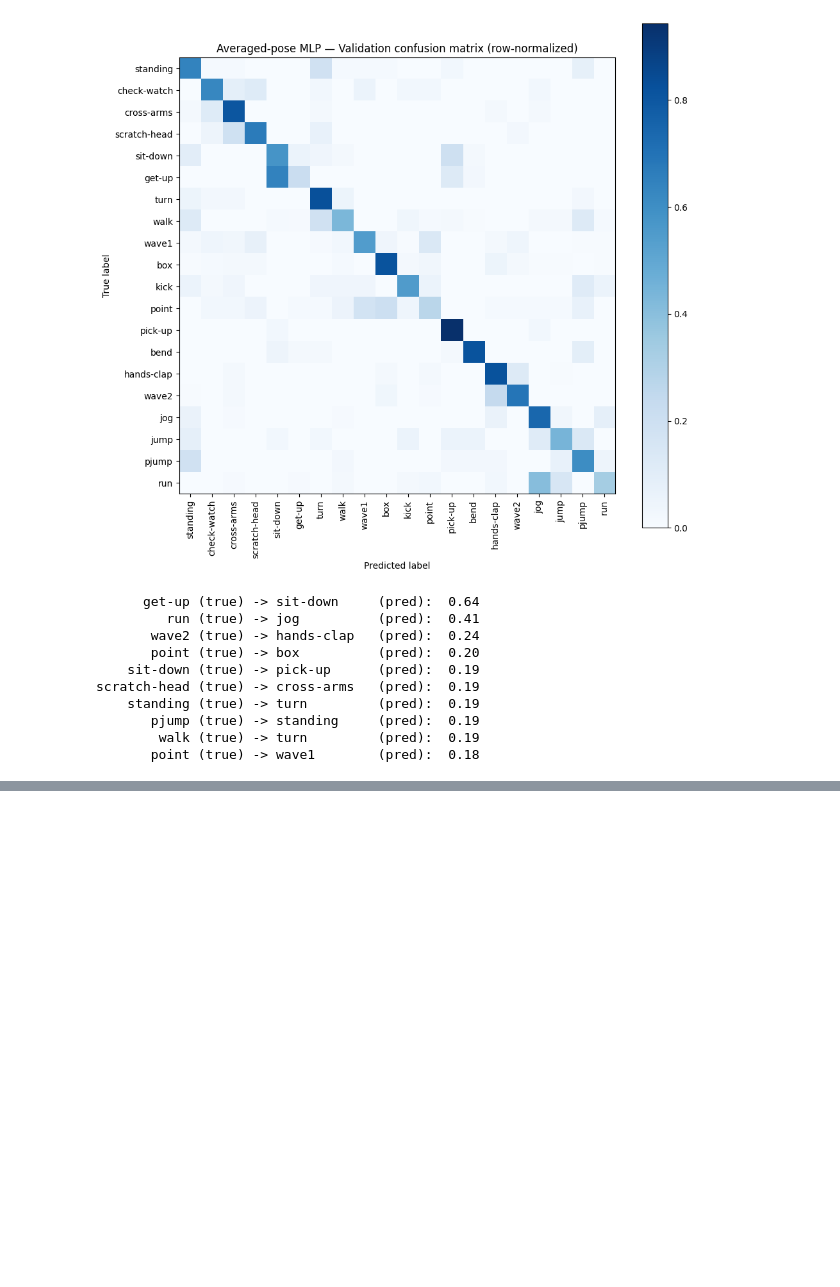
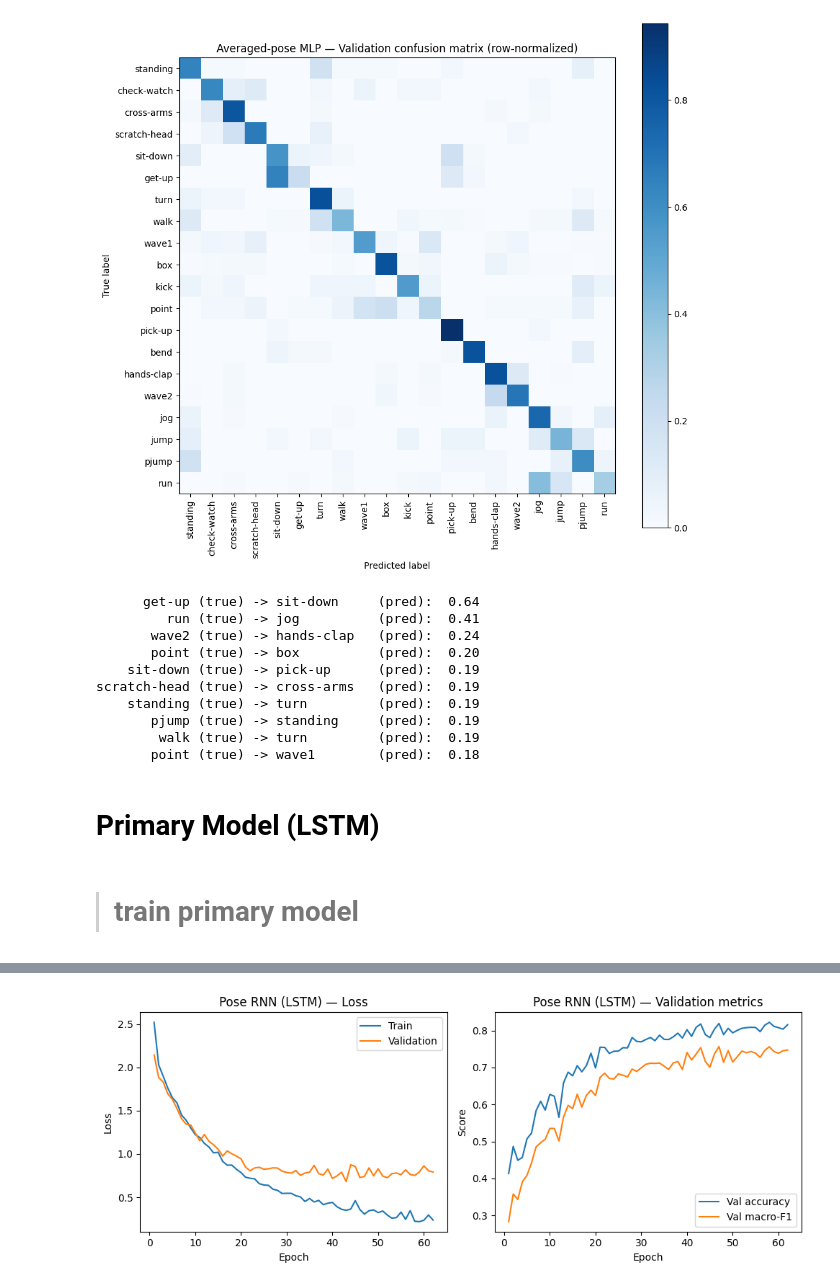
Before and after one commit to po8onthetrack/Deep-Learning-Project, a Jupyter notebook: project.ipynb, the cells around one changed output, grey strips where cells are left out. Drawn from its saved outputs; the diff is of its cells as text; code cells hidden in the pictures; blank space fills up the shorter version.

Commit message:
primaty model baseline training

```diff
--- a/project.ipynb
+++ b/project.ipynb
@@ -388,3 +388,30 @@ scratch-head (true) -> cross-arms   (pred):  0.19
        pjump (true) -> standing     (pred):  0.19
         walk (true) -> turn         (pred):  0.19
        point (true) -> wave1        (pred):  0.18
+# %% [markdown]
+# Primary Model (LSTM)
+# %%
+class PoseRNN(nn.Module):
+    def __init__(self, in_dim=51, hidden=128, num_layers=1, n_classes=20, p_drop=0.3):
+        super().__init__()
+        self.lstm = nn.LSTM(input_size=in_dim, hidden_size=hidden,
+                            num_layers=num_layers, batch_first=True,
+                            dropout=p_drop if num_layers > 1 else 0.0)
+        self.dropout = nn.Dropout(p_drop)
+        self.fc = nn.Linear(hidden, n_classes)
+
+    def forward(self, x):                  # x: (batch, 30, 51)
+        out, (h_n, c_n) = self.lstm(x)     # h_n: (num_layers, batch, hidden)
+        last = h_n[-1]                     # (batch, hidden) — final hidden state, top layer
+        return self.fc(self.dropout(last)) # logits (batch, 20)
+# %% [markdown]
+
+
+> # train primary model
+# %%
+pose_net = PoseRNN()
+history_rnn = train(pose_net, train_loader, val_loader, class_weights,
+                    epochs=100, tolerance=15)
+
+plot_training_curve(history_rnn, title="Pose RNN (LSTM)")
+# %% [output]
@@ -390,0 +435 @@ scratch-head (true) -> cross-arms   (pred):  0.19
+[figure, added]
```
Also changed, not shown: parts of 1 cell of this notebook.
